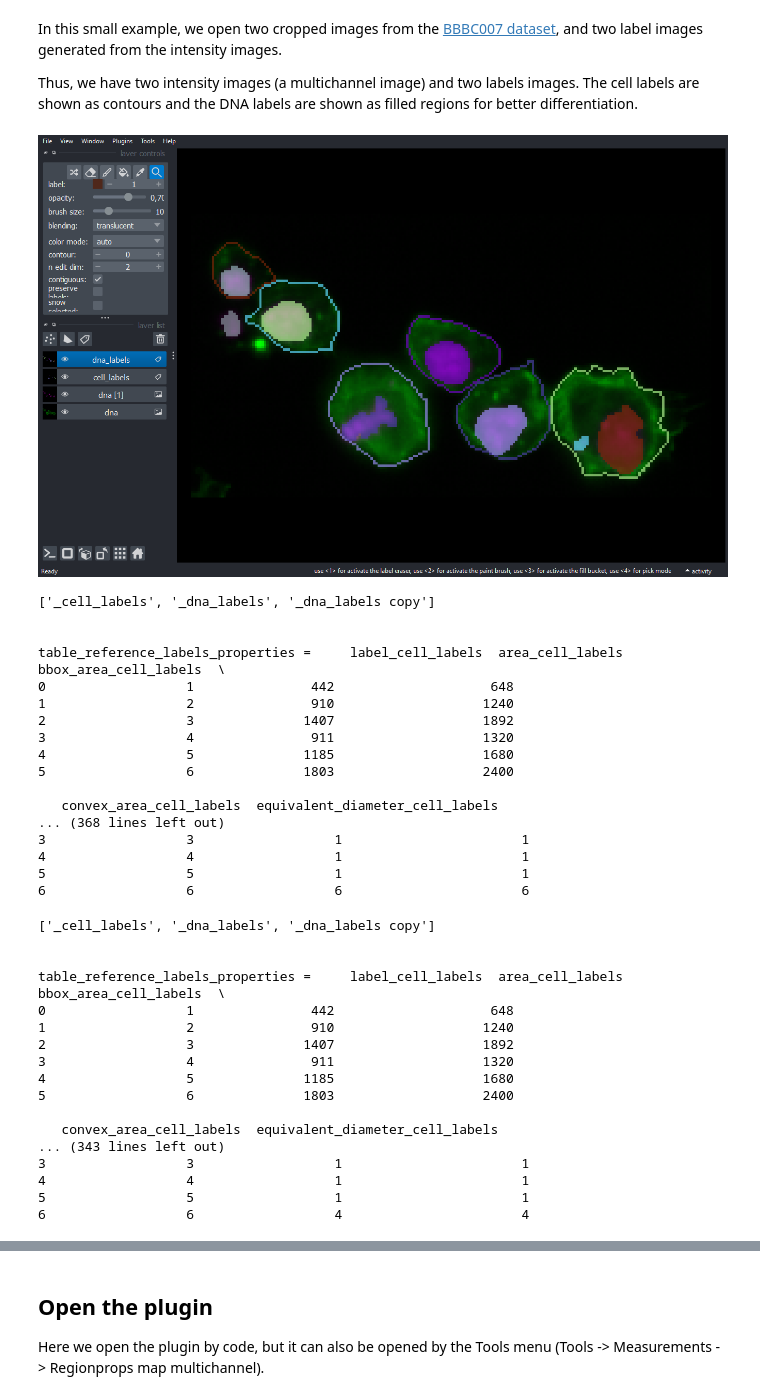
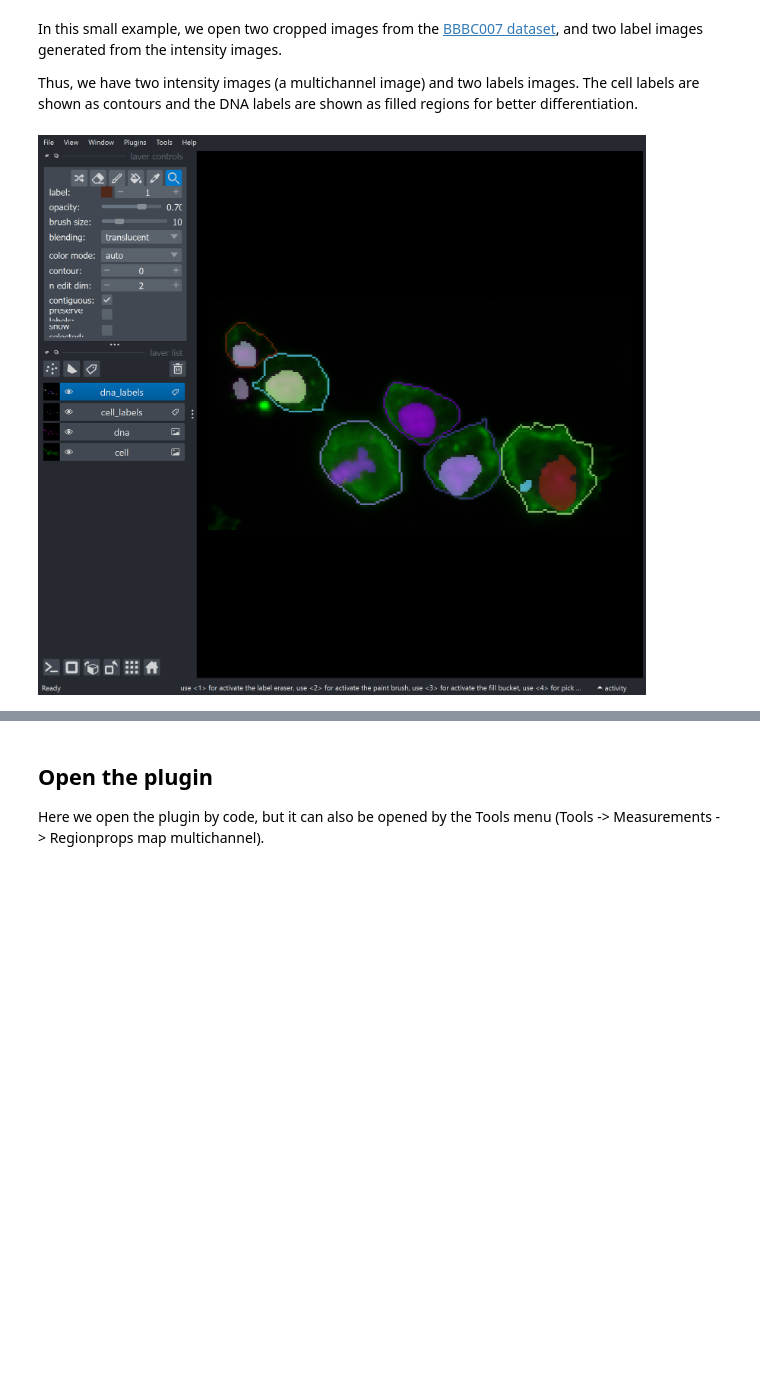
Before and after one commit to haesleinhuepf/napari-skimage-regionprops, a Jupyter notebook: demo/napari_regionprops_map_channels_plugin.ipynb, the cells around one changed output, grey strips where cells are left out. Drawn from its saved outputs; the diff is of its cells as text; code cells hidden in the pictures; blank space fills up the shorter version.

```diff
--- a/demo/napari_regionprops_map_channels_plugin.ipynb
+++ b/demo/napari_regionprops_map_channels_plugin.ipynb
@@ -29,45 +29,11 @@ dna_labels = io.imread('../data/dna_labels.tif')
 # %%
 viewer = napari.Viewer()
 # %%
-viewer.add_image(image_channel1, name = 'dna', colormap='green')
+viewer.add_image(image_channel1, name = 'cell', colormap='green')
 viewer.add_image(image_channel2, name = 'dna', colormap='magenta', blending='additive')
 cell_labels_layer = viewer.add_labels(cell_labels)
 cell_labels_layer.contour = 1
 dna_labels_layer = viewer.add_labels(dna_labels)
 nbscreenshot(viewer)
 # %% [output]
-[figure, old version]
+[figure, new version]
-['_cell_labels', '_dna_labels', '_dna_labels copy']
-
-
-table_reference_labels_properties =     label_cell_labels  area_cell_labels  bbox_area_cell_labels  \
-0                  1               442                    648
-1                  2               910                   1240
-2                  3              1407                   1892
-3                  4               911                   1320
-4                  5              1185                   1680
-5                  6              1803                   2400
-
-   convex_area_cell_labels  equivalent_diameter_cell_labels
-... (368 lines left out)
-3                  3                  1                       1
-4                  4                  1                       1
-5                  5                  1                       1
-6                  6                  6                       6
-['_cell_labels', '_dna_labels', '_dna_labels copy']
-
-
-table_reference_labels_properties =     label_cell_labels  area_cell_labels  bbox_area_cell_labels  \
-0                  1               442                    648
-1                  2               910                   1240
-2                  3              1407                   1892
-3                  4               911                   1320
-4                  5              1185                   1680
-5                  6              1803                   2400
-
-   convex_area_cell_labels  equivalent_diameter_cell_labels
-... (343 lines left out)
-3                  3                  1                       1
-4                  4                  1                       1
-5                  5                  1                       1
-6                  6                  4                       4
```
Also changed, not shown: parts of 6 cells of this notebook, 5 other files.
